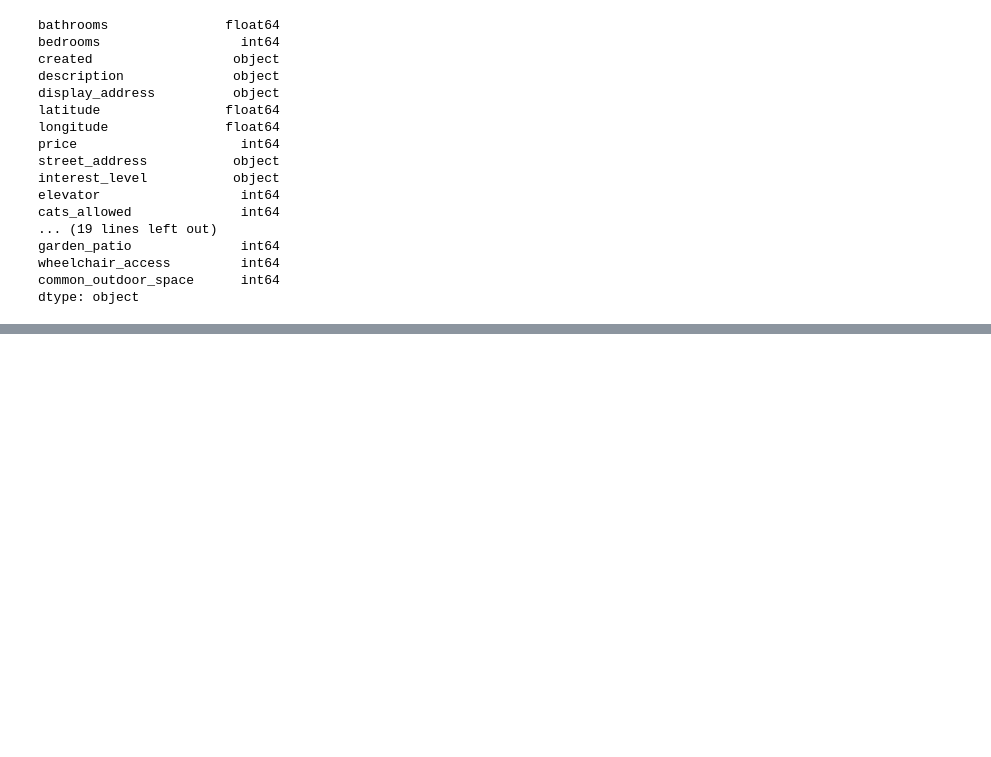
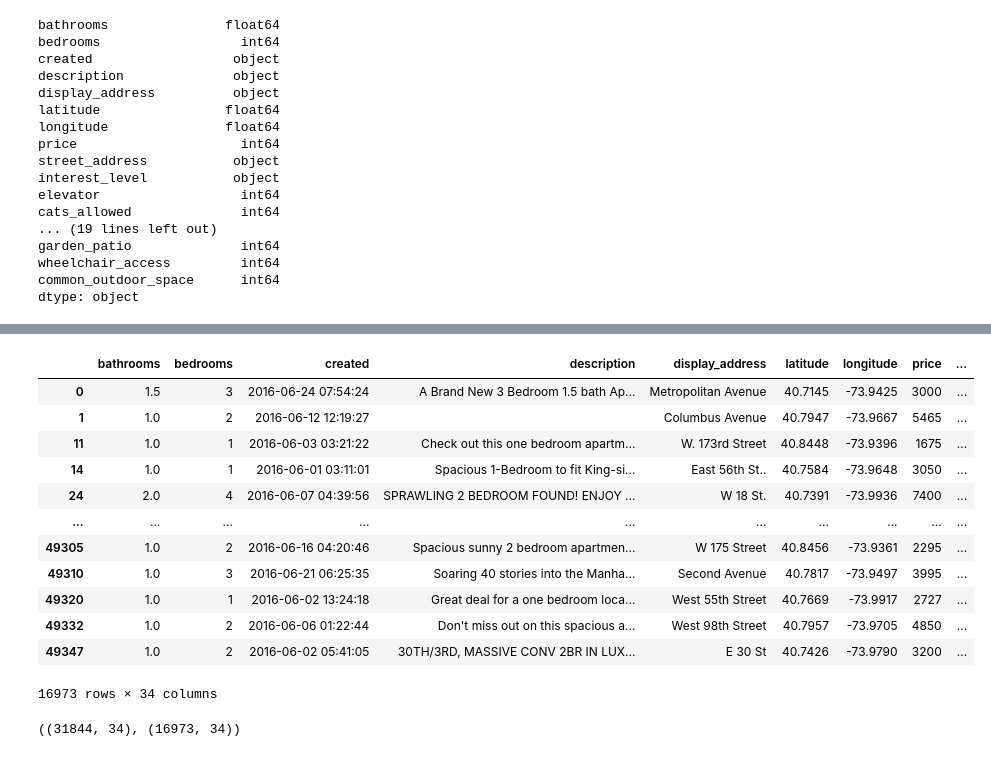
Before and after one commit to bloominstituteoftechnology/DS-Unit-2-Linear-Models, a Jupyter notebook: module2-regression-2/LS_DS_212_assignment.ipynb, the cells around one changed output, grey strips where cells are left out. Saved outputs shown, nothing was run; the diff lists cells and outputs as text; code cells hidden in the pictures; blank space fills up the shorter version.

```diff
--- a/module2-regression-2/LS_DS_212_assignment.ipynb
+++ b/module2-regression-2/LS_DS_212_assignment.ipynb
@@ -118,0 +136,21 @@ Name: created, dtype: object
+# %%
+test = df[df['created'].dt.month == 6]
+test
+# %% [output]
+|  | bathrooms | bedrooms | created | description | display_address | latitude | longitude | price | ... |
+| 0 | 1.5 | 3 | 2016-06-24 07:54:24 | A Brand New 3 Bedroom 1.5 bath Ap... | Metropolitan Avenue | 40.7145 | -73.9425 | 3000 | ... |
+| 1 | 1.0 | 2 | 2016-06-12 12:19:27 |  | Columbus Avenue | 40.7947 | -73.9667 | 5465 | ... |
+| 11 | 1.0 | 1 | 2016-06-03 03:21:22 | Check out this one bedroom apartm... | W. 173rd Street | 40.8448 | -73.9396 | 1675 | ... |
+| 14 | 1.0 | 1 | 2016-06-01 03:11:01 | Spacious 1-Bedroom to fit King-si... | East 56th St.. | 40.7584 | -73.9648 | 3050 | ... |
+| 24 | 2.0 | 4 | 2016-06-07 04:39:56 | SPRAWLING 2 BEDROOM FOUND! ENJOY ... | W 18 St. | 40.7391 | -73.9936 | 7400 | ... |
+| ... | ... | ... | ... | ... | ... | ... | ... | ... | ... |
+| 49305 | 1.0 | 2 | 2016-06-16 04:20:46 | Spacious sunny 2 bedroom apartmen... | W 175 Street | 40.8456 | -73.9361 | 2295 | ... |
+| 49310 | 1.0 | 3 | 2016-06-21 06:25:35 | Soaring 40 stories into the Manha... | Second Avenue | 40.7817 | -73.9497 | 3995 | ... |
+| 49320 | 1.0 | 1 | 2016-06-02 13:24:18 | Great deal for a one bedroom loca... | West 55th Street | 40.7669 | -73.9917 | 2727 | ... |
+| 49332 | 1.0 | 2 | 2016-06-06 01:22:44 | Don't miss out on this spacious a... | West 98th Street | 40.7957 | -73.9705 | 4850 | ... |
+| 49347 | 1.0 | 2 | 2016-06-02 05:41:05 | 30TH/3RD, MASSIVE CONV 2BR IN LUX... | E 30 St | 40.7426 | -73.9790 | 3200 | ... |
+16973 rows × 34 columns
+# %%
+train.shape, test.shape
+# %% [output]
+((31844, 34), (16973, 34))
```
Also changed, not shown: parts of 2 cells of this notebook.
